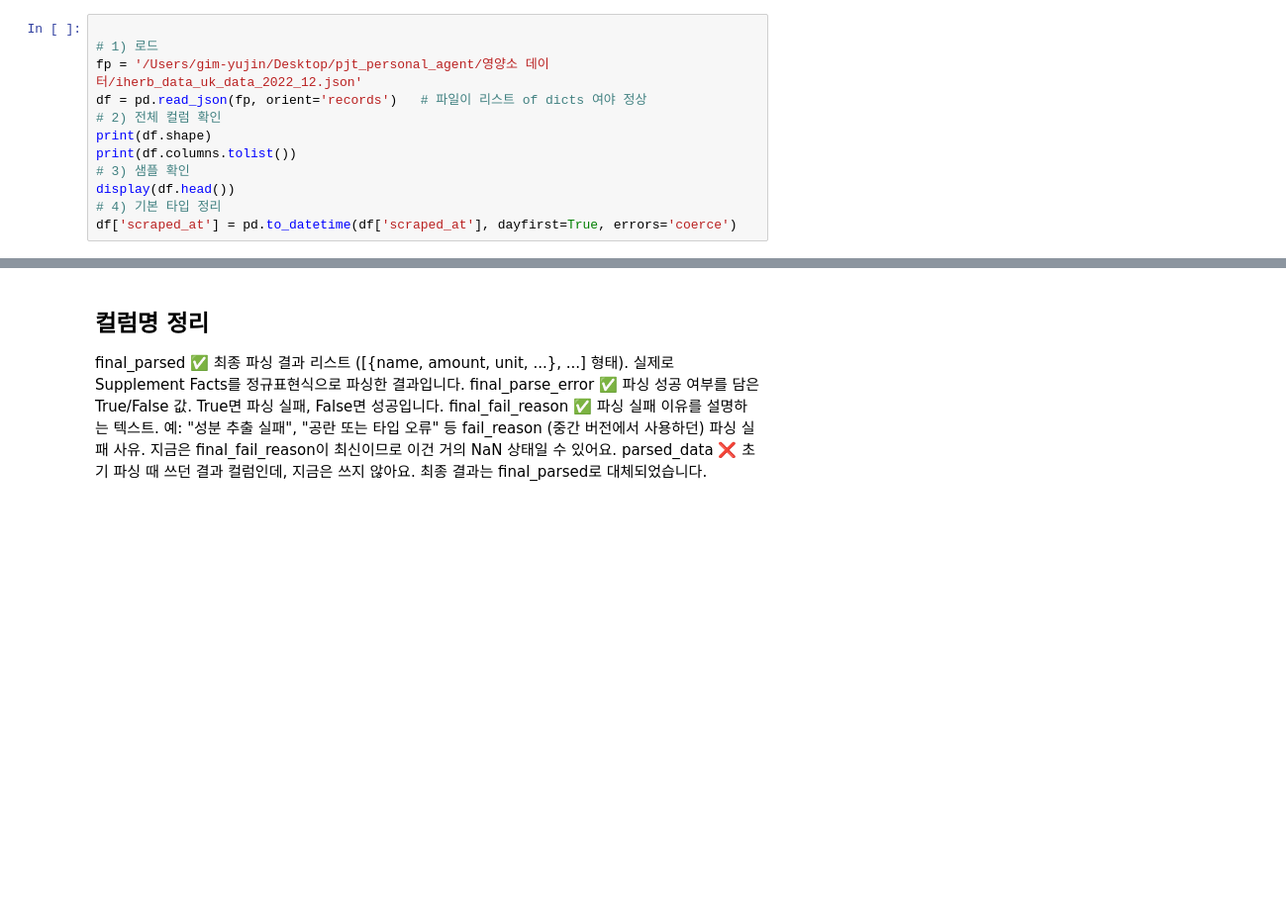
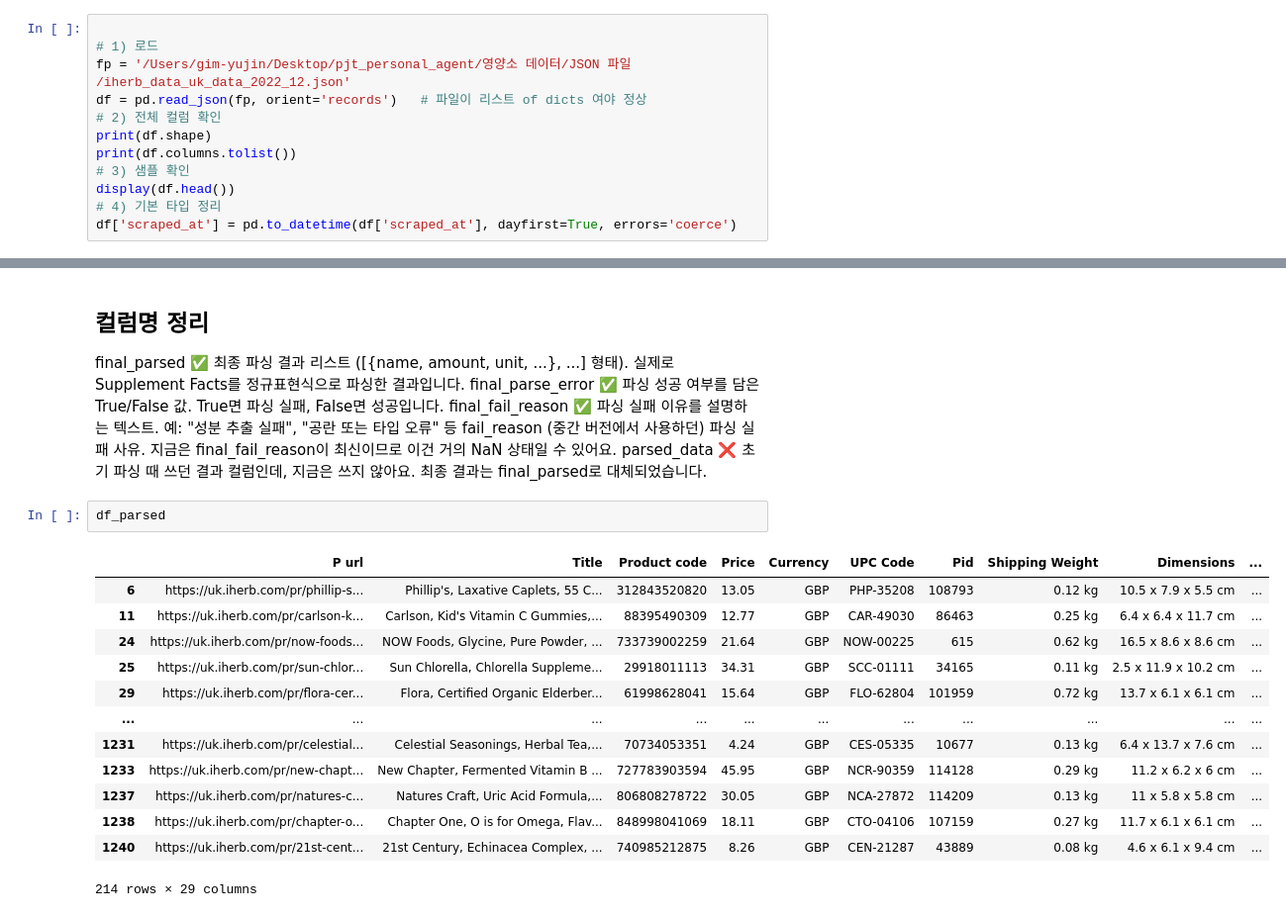
Before and after one commit to yujincode-bon/pjt_personal_agent, a Jupyter notebook: 01_data_load.ipynb, the cells around one changed output, grey strips where cells are left out. Shown at 99% size. Drawn from its saved outputs; the diff is of its cells as text; blank space fills up the shorter version.

```diff
--- a/01_data_load.ipynb
+++ b/01_data_load.ipynb
@@ -11,7 +11,7 @@ import numpy as np
 # %%
 
 # 1) 로드
-fp = '/Users/gim-yujin/Desktop/pjt_personal_agent/영양소 데이터/iherb_data_uk_data_2022_12.json'
+fp = '/Users/gim-yujin/Desktop/pjt_personal_agent/영양소 데이터/JSON 파일 /iherb_data_uk_data_2022_12.json'
 df = pd.read_json(fp, orient='records')   # 파일이 리스트 of dicts 여야 정상
 # 2) 전체 컬럼 확인
 print(df.shape)
@@ -1374,3 +1703,19 @@ fail_reason
 (중간 버전에서 사용하던) 파싱 실패 사유. 지금은 final_fail_reason이 최신이므로 이건 거의 NaN 상태일 수 있어요.
 parsed_data
 ❌ 초기 파싱 때 쓰던 결과 컬럼인데, 지금은 쓰지 않아요. 최종 결과는 final_parsed로 대체되었습니다.
+# %%
+df_parsed
+# %% [output]
+|  | P url | Title | Product code | Price | Currency | UPC Code | Pid | Shipping Weight | Dimensions | ... |
+| 6 | https://uk.iherb.com/pr/phillip-s... | Phillip's, Laxative Caplets, 55 C... | 312843520820 | 13.05 | GBP | PHP-35208 | 108793 | 0.12 kg | 10.5 x 7.9 x 5.5 cm | ... |
+| 11 | https://uk.iherb.com/pr/carlson-k... | Carlson, Kid's Vitamin C Gummies,... | 88395490309 | 12.77 | GBP | CAR-49030 | 86463 | 0.25 kg | 6.4 x 6.4 x 11.7 cm | ... |
+| 24 | https://uk.iherb.com/pr/now-foods... | NOW Foods, Glycine, Pure Powder, ... | 733739002259 | 21.64 | GBP | NOW-00225 | 615 | 0.62 kg | 16.5 x 8.6 x 8.6 cm | ... |
+| 25 | https://uk.iherb.com/pr/sun-chlor... | Sun Chlorella, Chlorella Suppleme... | 29918011113 | 34.31 | GBP | SCC-01111 | 34165 | 0.11 kg | 2.5 x 11.9 x 10.2 cm | ... |
+| 29 | https://uk.iherb.com/pr/flora-cer... | Flora, Certified Organic Elderber... | 61998628041 | 15.64 | GBP | FLO-62804 | 101959 | 0.72 kg | 13.7 x 6.1 x 6.1 cm | ... |
+| ... | ... | ... | ... | ... | ... | ... | ... | ... | ... | ... |
+| 1231 | https://uk.iherb.com/pr/celestial... | Celestial Seasonings, Herbal Tea,... | 70734053351 | 4.24 | GBP | CES-05335 | 10677 | 0.13 kg | 6.4 x 13.7 x 7.6 cm | ... |
+| 1233 | https://uk.iherb.com/pr/new-chapt... | New Chapter, Fermented Vitamin B ... | 727783903594 | 45.95 | GBP | NCR-90359 | 114128 | 0.29 kg | 11.2 x 6.2 x 6 cm | ... |
+| 1237 | https://uk.iherb.com/pr/natures-c... | Natures Craft, Uric Acid Formula,... | 806808278722 | 30.05 | GBP | NCA-27872 | 114209 | 0.13 kg | 11 x 5.8 x 5.8 cm | ... |
+| 1238 | https://uk.iherb.com/pr/chapter-o... | Chapter One, O is for Omega, Flav... | 848998041069 | 18.11 | GBP | CTO-04106 | 107159 | 0.27 kg | 11.7 x 6.1 x 6.1 cm | ... |
+| 1240 | https://uk.iherb.com/pr/21st-cent... | 21st Century, Echinacea Complex, ... | 740985212875 | 8.26 | GBP | CEN-21287 | 43889 | 0.08 kg | 4.6 x 6.1 x 9.4 cm | ... |
+214 rows × 29 columns
```
Also changed, not shown: parts of 45 cells of this notebook, 4 other files.
